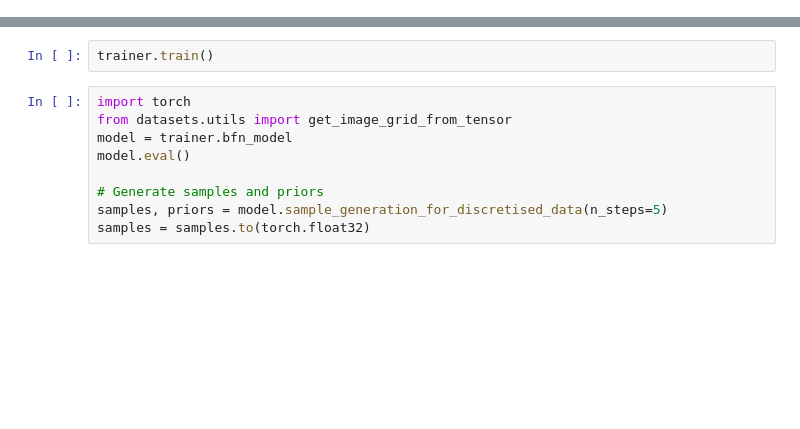
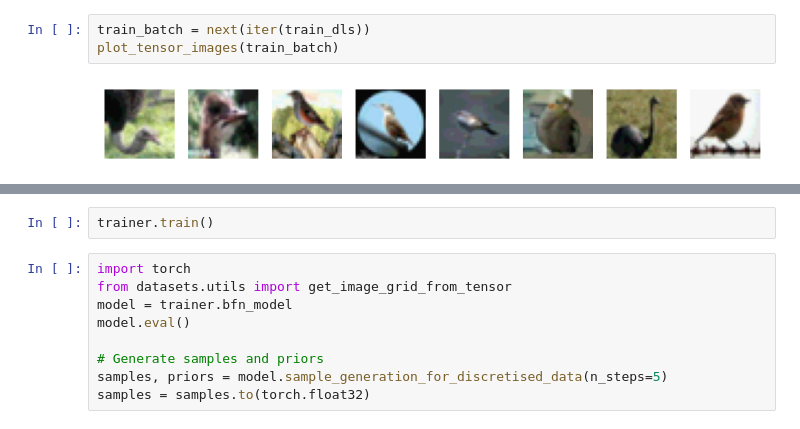
Before and after one commit to rupertmenneer/bayesian_flow, a Jupyter notebook: discretised/cifar_10.ipynb, the cells around one changed output, grey strips where cells are left out. Drawn from its saved outputs; the diff is of its cells as text; blank space fills up the shorter version.

```diff
--- a/discretised/cifar_10.ipynb
+++ b/discretised/cifar_10.ipynb
@@ -18,0 +56,5 @@ Loaded pretrained model checkpoint ./bfn_model_checkpoint.pth
+# %%
+train_batch = next(iter(train_dls))
+plot_tensor_images(train_batch)
+# %% [output]
+[figure, added]
```
Also changed, not shown: parts of 10 cells of this notebook, 2 other files.
